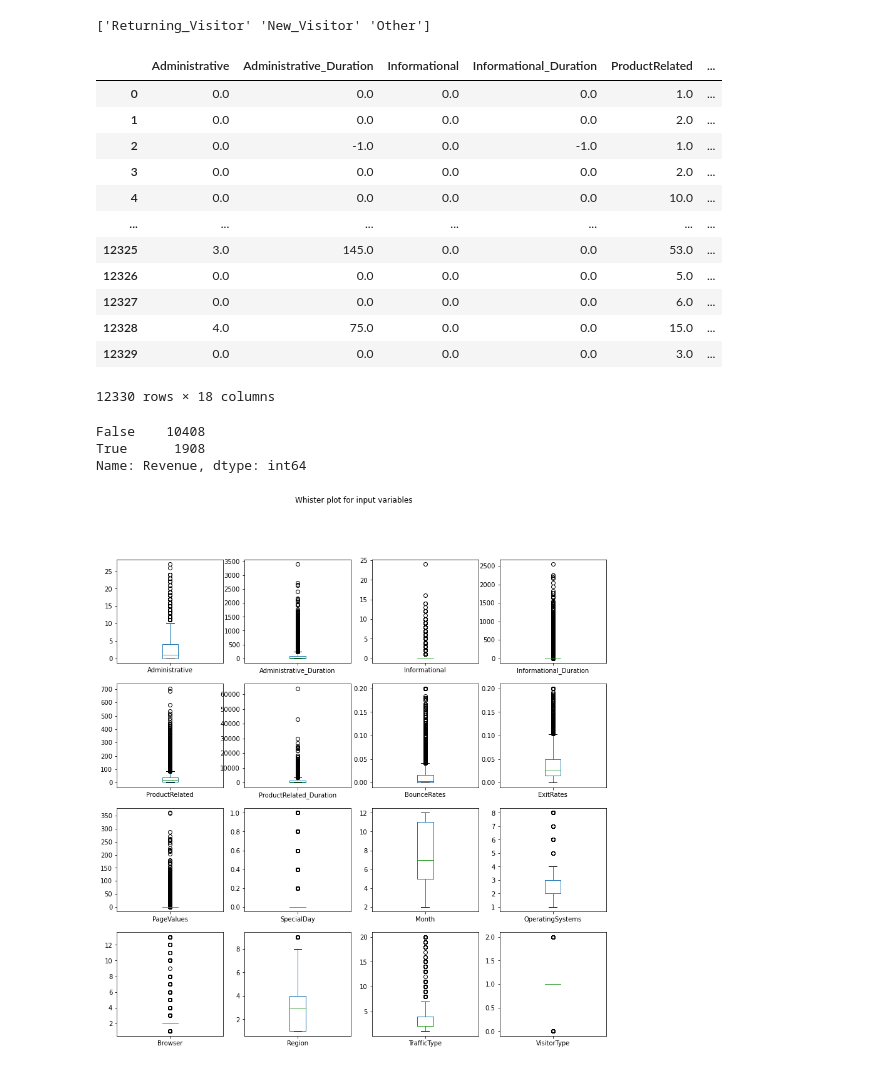
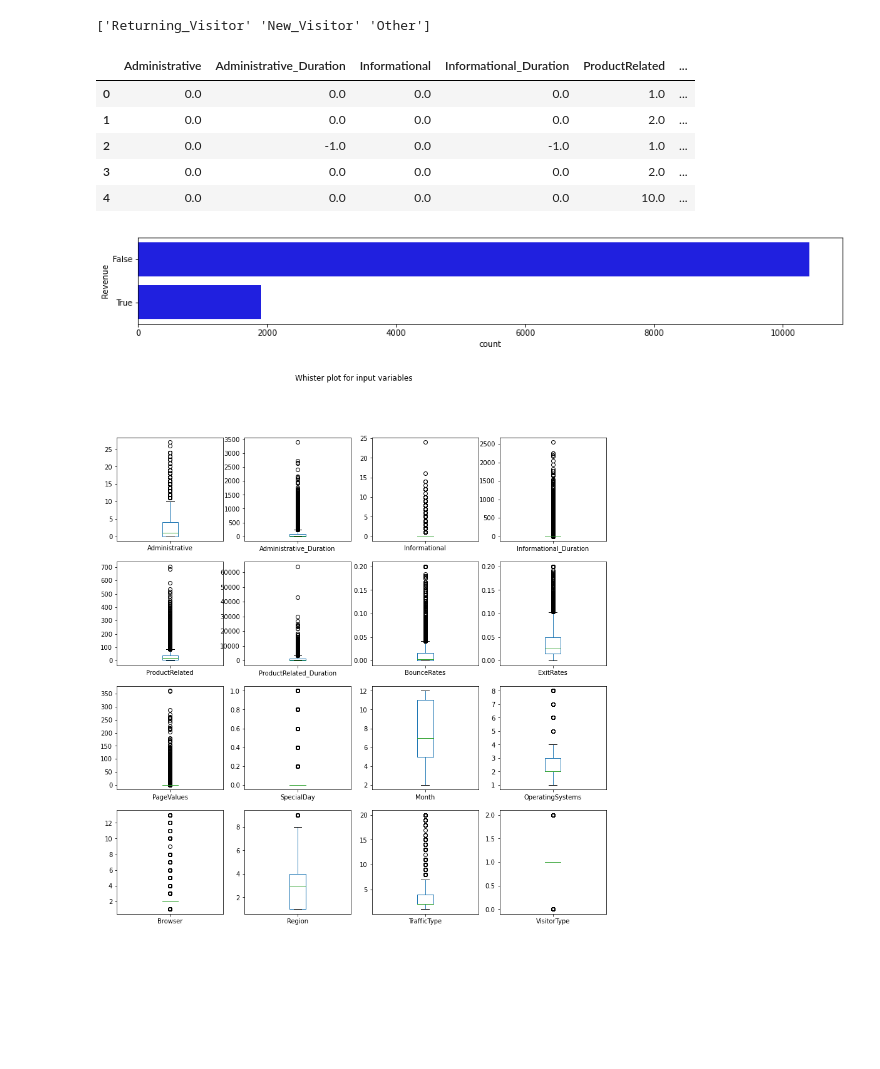
Before and after one commit to flo7up/relataly-public-python-tutorials, a Jupyter notebook: 010 Classifying Shopper Buying Intention using Logistic Regression.ipynb, the cells around one changed output. Saved outputs shown, nothing was run; the diff lists cells and outputs as text; code cells hidden in the pictures; blank space fills up the shorter version.

```diff
--- a/010 Classifying Shopper Buying Intention using Logistic Regression.ipynb
+++ b/010 Classifying Shopper Buying Intention using Logistic Regression.ipynb
@@ -3,23 +3,20 @@
 # %%
-# Setting up packages for data manipulation and machine learning
 import calendar
 import math
 import numpy as np
 import pandas as pd
 import matplotlib.pyplot as plt
-from matplotlib import cm, pyplot
-import sklearn as sk
-from sklearn import tree
+from matplotlib import cm
+import seaborn as sns
+
 from sklearn.model_selection import train_test_split as train_test_split
-from sklearn.tree import DecisionTreeClassifier
 from sklearn.datasets import make_classification
 from sklearn.linear_model import LogisticRegression
 from sklearn.preprocessing import MinMaxScaler
 from sklearn.metrics import confusion_matrix, roc_curve, auc, roc_auc_score
-from sklearn.metrics import precision_score, accuracy_score, f1_score, recall_score, classification_report
-import seaborn as sns
+from sklearn.metrics import accuracy_score, precision_score, recall_score, f1_score
 
 # Load train data
-# label: Revenue
-filepath = "data/classification-online-shopping/online_shoppers_intention.csv"
-dfshopping = pd.read_csv(filepath)
+filepath = "data/classification-online-shopping/"
+df_shopping_base = pd.read_csv(filepath + 'online_shoppers_intention.csv')
+df_shopping_base
@@ -39,18 +39,21 @@ dfshopping.head(5)
 # %%
 # Replacing visitor_type to int
-print(dfshopping['VisitorType'].unique())
-dfshopping = dfshopping.replace({'VisitorType' : { 'New_Visitor' : 0, 'Returning_Visitor' : 1, 'Other' : 2 }})
+print(df_shopping_base['VisitorType'].unique())
+df_shop = df_shopping_base.replace({'VisitorType' : { 'New_Visitor' : 0, 'Returning_Visitor' : 1, 'Other' : 2 }})
 
 # Coverting month column to numeric numeric values
-df = dfshopping.copy()
-monthlist = dfshopping['Month'].replace('June', 'Jun')
+monthlist = df_shop['Month'].replace('June', 'Jun')
 mlist = []
 m = np.array(monthlist)
 for mi in m:
     a = list(calendar.month_abbr).index(mi)
     mlist.append(a)
-df['Month'] =  mlist
-df
+df_shop['Month'] =  mlist
+
+# Delete records with NAs
+df_shop.dropna(inplace=True)
+
+df_shop.head()
 # %% [output]
 ['Returning_Visitor' 'New_Visitor' 'Other']
 |  | Administrative | Administrative_Duration | Informational | Informational_Duration | ProductRelated | ... |
@@ -59,10 +62,3 @@ df
 | 2 | 0.0 | -1.0 | 0.0 | -1.0 | 1.0 | ... |
 | 3 | 0.0 | 0.0 | 0.0 | 0.0 | 2.0 | ... |
 | 4 | 0.0 | 0.0 | 0.0 | 0.0 | 10.0 | ... |
-| ... | ... | ... | ... | ... | ... | ... |
-| 12325 | 3.0 | 145.0 | 0.0 | 0.0 | 53.0 | ... |
-| 12326 | 0.0 | 0.0 | 0.0 | 0.0 | 5.0 | ... |
-| 12327 | 0.0 | 0.0 | 0.0 | 0.0 | 6.0 | ... |
-| 12328 | 4.0 | 75.0 | 0.0 | 0.0 | 15.0 | ... |
-| 12329 | 0.0 | 0.0 | 0.0 | 0.0 | 3.0 | ... |
-12330 rows × 18 columns
@@ -74,10 +65,11 @@ df.dropna(inplace=True)
-# %%
-# Checking the balance of labels
-df['Revenue'].value_counts()
-# %% [output]
-False    10408
-True      1908
-Name: Revenue, dtype: int64
+# %%
+# Checking the balance of prediction labels
+
+plt.figure(figsize=(16,2))
+fig = sns.countplot(y="Revenue", data=df_shop, color='b')
+plt.show()
+# %% [output]
+[figure, added]
 # %%
 # Whiskerplots
 c= 'black'
```
Also changed, not shown: parts of 19 cells of this notebook.
